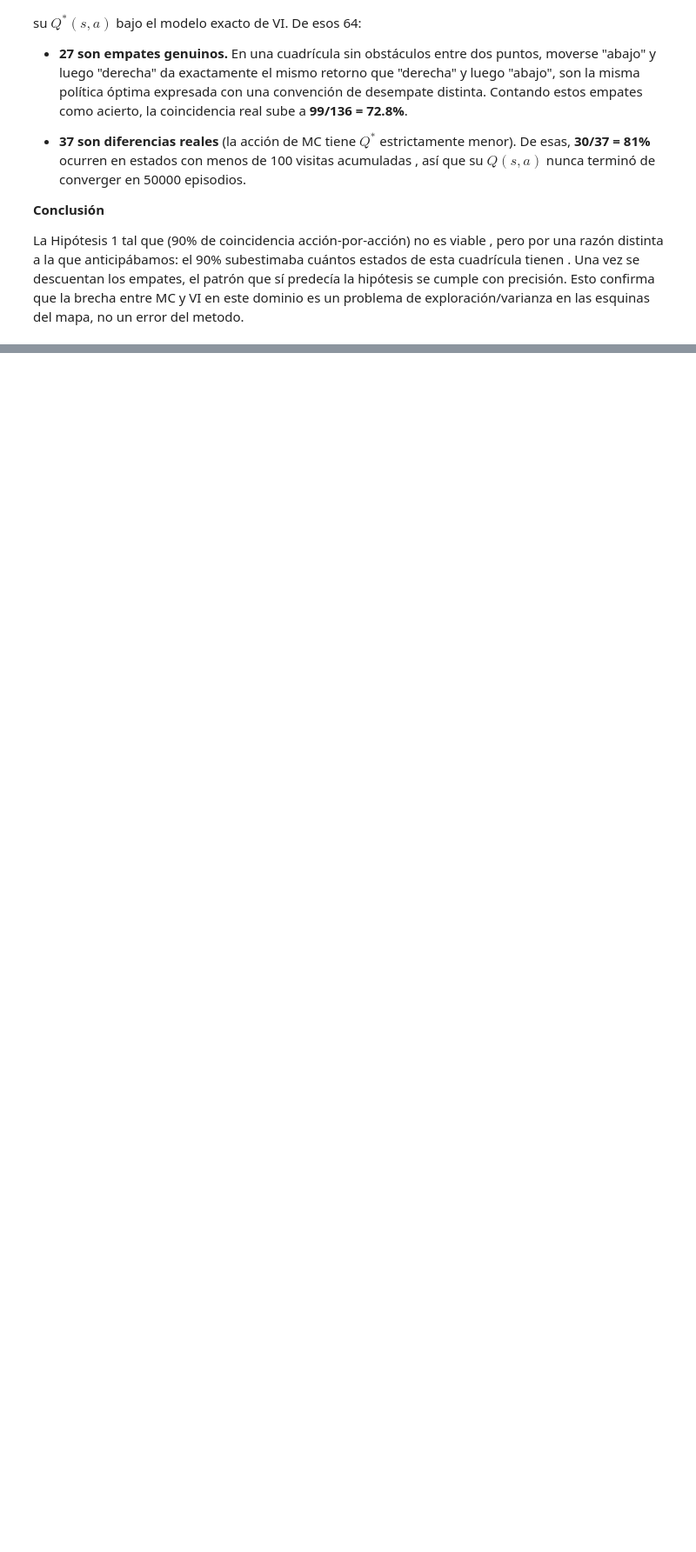
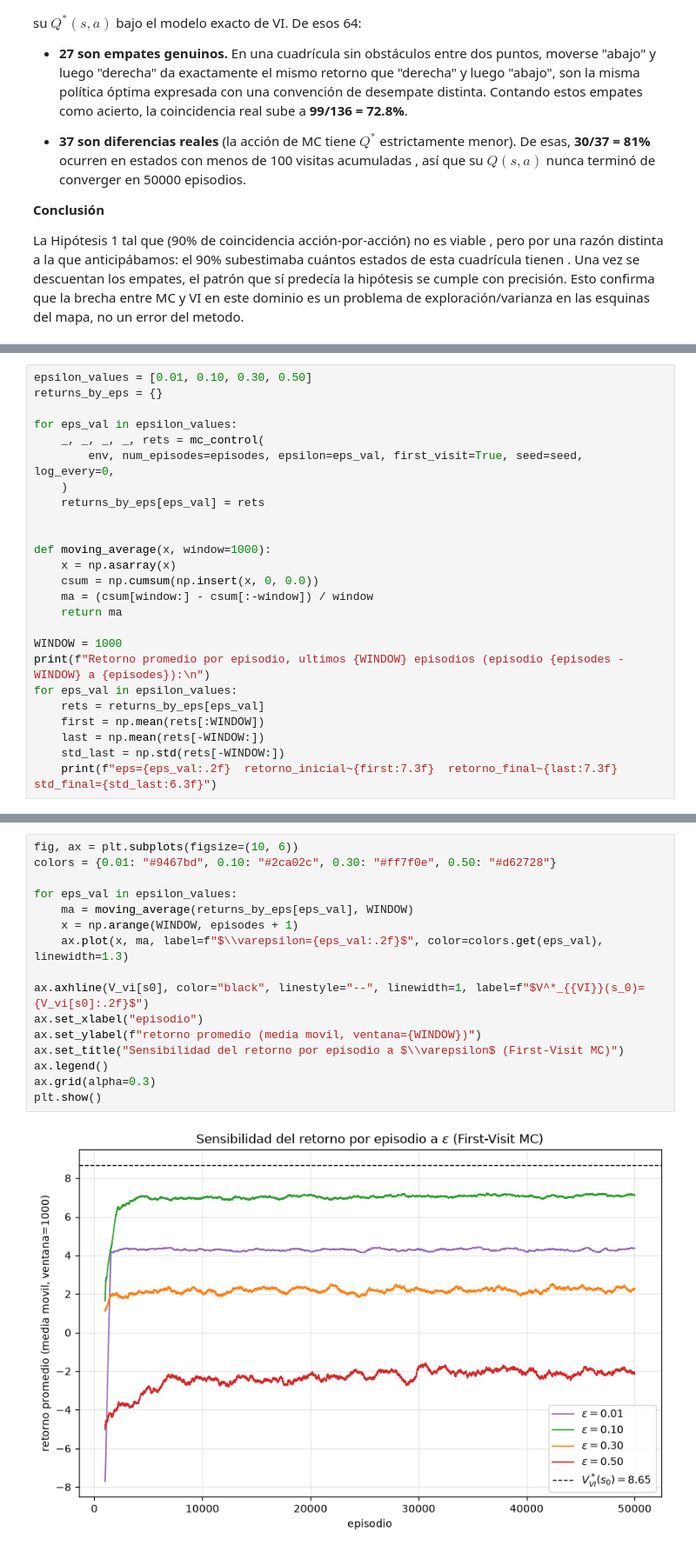
Before and after one commit to donmatthiuz/RL, a Jupyter notebook: Reporte.ipynb, the cells around one changed output, grey strips where cells are left out. Shown at 87% size. Saved outputs shown, nothing was run; the diff lists cells and outputs as text; blank space fills up the shorter version.

```diff
--- a/Reporte.ipynb
+++ b/Reporte.ipynb
@@ -542,0 +697,25 @@ La Hipótesis 1 tal que (90% de coincidencia acción-por-acción) no es viable ,
+# %%
+epsilon_values = [0.01, 0.10, 0.30, 0.50]
+returns_by_eps = {}
+
+for eps_val in epsilon_values:
+    _, _, _, _, rets = mc_control(
+        env, num_episodes=episodes, epsilon=eps_val, first_visit=True, seed=seed, log_every=0,
+    )
+    returns_by_eps[eps_val] = rets
+
+
+def moving_average(x, window=1000):
+    x = np.asarray(x)
+    csum = np.cumsum(np.insert(x, 0, 0.0))
+    ma = (csum[window:] - csum[:-window]) / window
+    return ma
+
+WINDOW = 1000
+print(f"Retorno promedio por episodio, ultimos {WINDOW} episodios (episodio {episodes - WINDOW} a {episodes}):\n")
+for eps_val in epsilon_values:
+    rets = returns_by_eps[eps_val]
+    first = np.mean(rets[:WINDOW])
+    last = np.mean(rets[-WINDOW:])
+    std_last = np.std(rets[-WINDOW:])
+    print(f"eps={eps_val:.2f}  retorno_inicial~{first:7.3f}  retorno_final~{last:7.3f}  std_final={std_last:6.3f}")
@@ -542,0 +729,18 @@ La Hipótesis 1 tal que (90% de coincidencia acción-por-acción) no es viable ,
+# %%
+fig, ax = plt.subplots(figsize=(10, 6))
+colors = {0.01: "#9467bd", 0.10: "#2ca02c", 0.30: "#ff7f0e", 0.50: "#d62728"}
+
+for eps_val in epsilon_values:
+    ma = moving_average(returns_by_eps[eps_val], WINDOW)
+    x = np.arange(WINDOW, episodes + 1)
+    ax.plot(x, ma, label=f"$\\varepsilon={eps_val:.2f}$", color=colors.get(eps_val), linewidth=1.3)
+
+ax.axhline(V_vi[s0], color="black", linestyle="--", linewidth=1, label=f"$V^*_{{VI}}(s_0)={V_vi[s0]:.2f}$")
+ax.set_xlabel("episodio")
+ax.set_ylabel(f"retorno promedio (media movil, ventana={WINDOW})")
+ax.set_title("Sensibilidad del retorno por episodio a $\\varepsilon$ (First-Visit MC)")
+ax.legend()
+ax.grid(alpha=0.3)
+plt.show()
+# %% [output]
+[figure, added]
```
Also changed, not shown: parts of 23 cells of this notebook, 1 other file.
